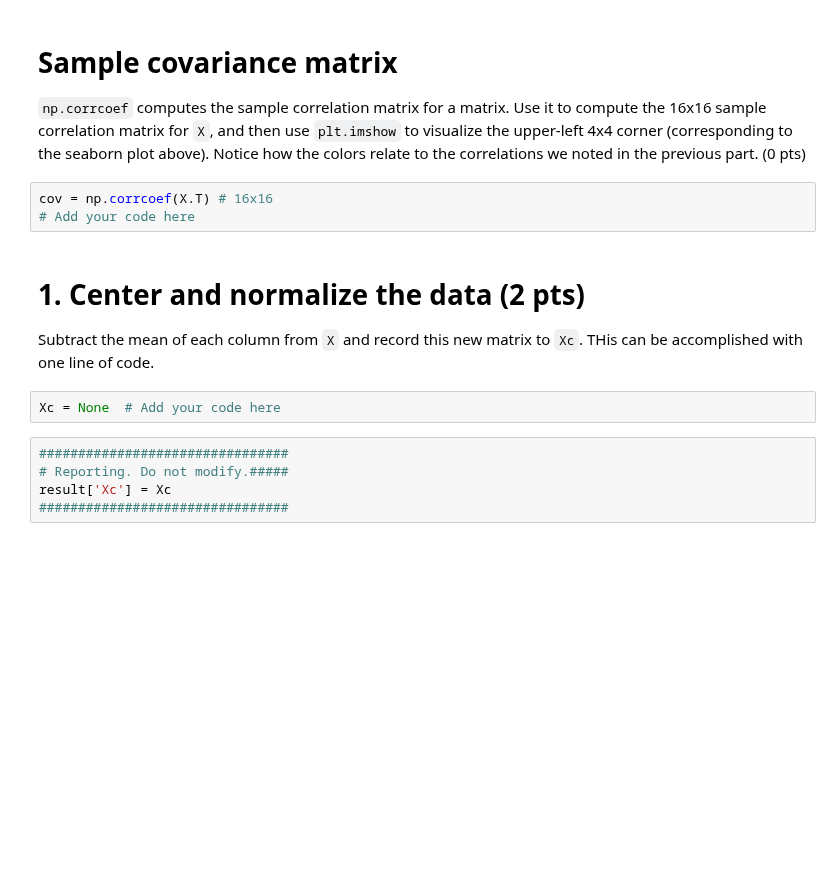
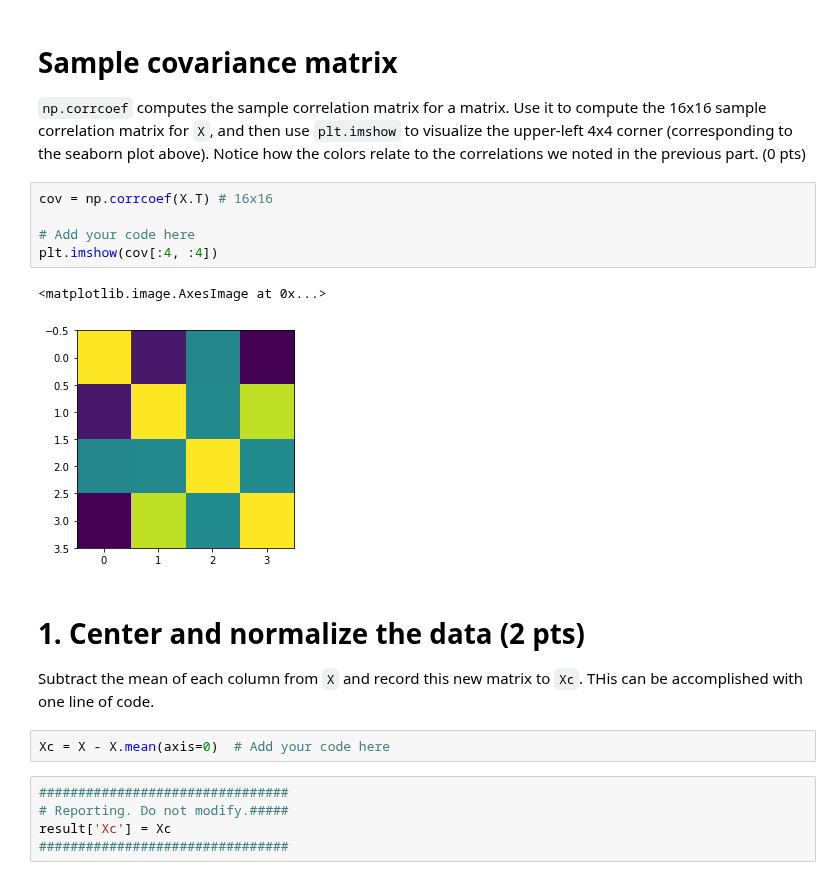
Before and after one commit to ptkinvent/sdse_public, a Jupyter notebook: hw3/hw3_prob2_handout.ipynb, the cells around one changed output. Drawn from its saved outputs; the diff is of its cells as text; blank space fills up the shorter version.

```diff
--- a/hw3/hw3_prob2_handout.ipynb
+++ b/hw3/hw3_prob2_handout.ipynb
@@ -43,12 +43,17 @@ sns.pairplot(Xdf.iloc[:,:4])
 `np.corrcoef` computes the sample correlation matrix for a matrix. Use it to compute the 16x16 sample correlation matrix for `X`, and then use `plt.imshow` to visualize the upper-left 4x4 corner (corresponding to the seaborn plot above). Notice how the colors relate to the correlations we noted in the previous part. (0 pts)
 # %%
 cov = np.corrcoef(X.T) # 16x16
+
 # Add your code here
+plt.imshow(cov[:4, :4])
+# %% [output]
+<matplotlib.image.AxesImage at 0x...>
+[figure, added]
 # %% [markdown]
 # 1. Center and normalize the data (2 pts)
 Subtract the mean of each column from `X` and record this new matrix to `Xc`. THis can be accomplished with one line of code.
 # %%
-Xc = None  # Add your code here
+Xc = X - X.mean(axis=0)  # Add your code here
 # %%
 ################################
 # Reporting. Do not modify.#####
```
Also changed, not shown: parts of 6 cells of this notebook.
